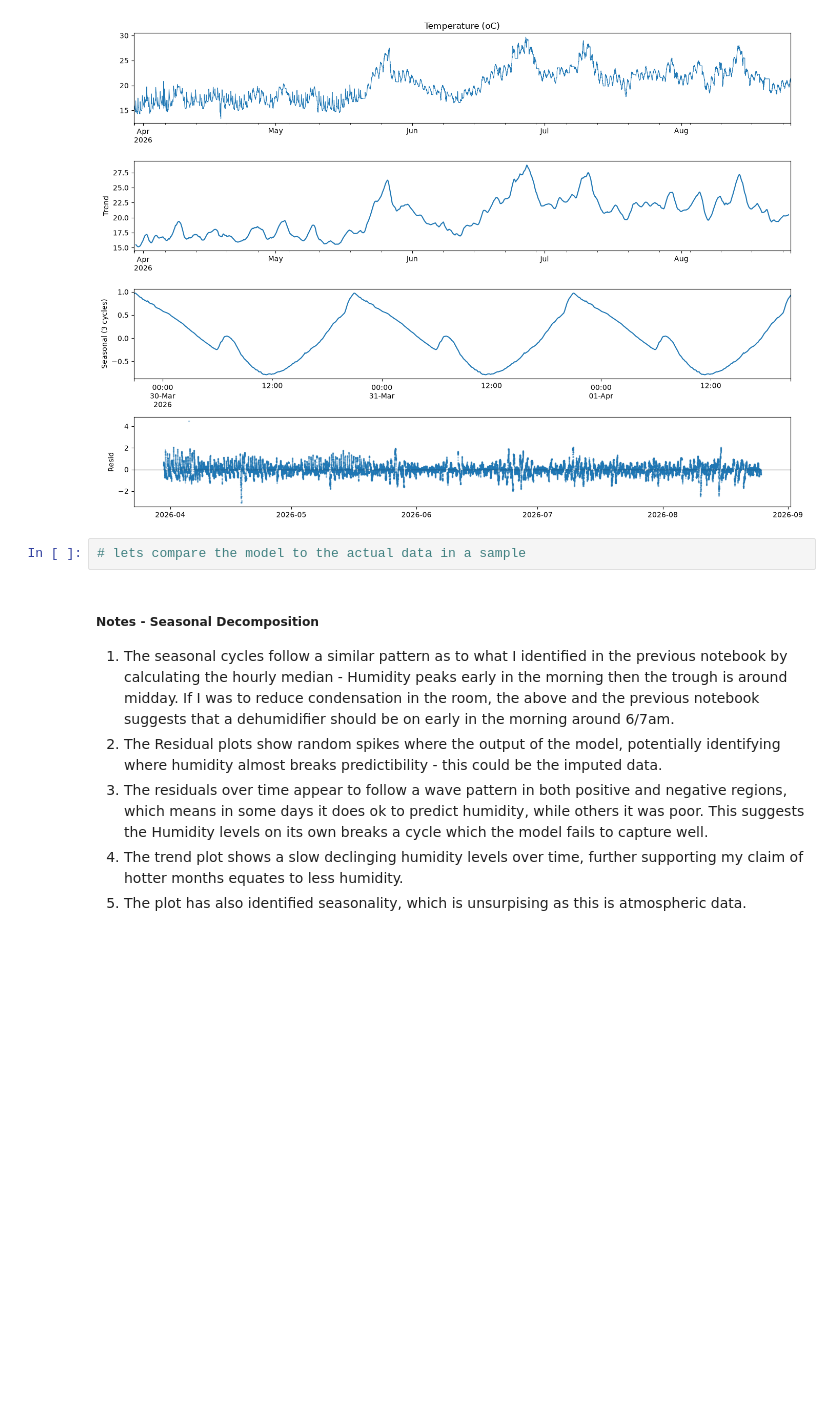
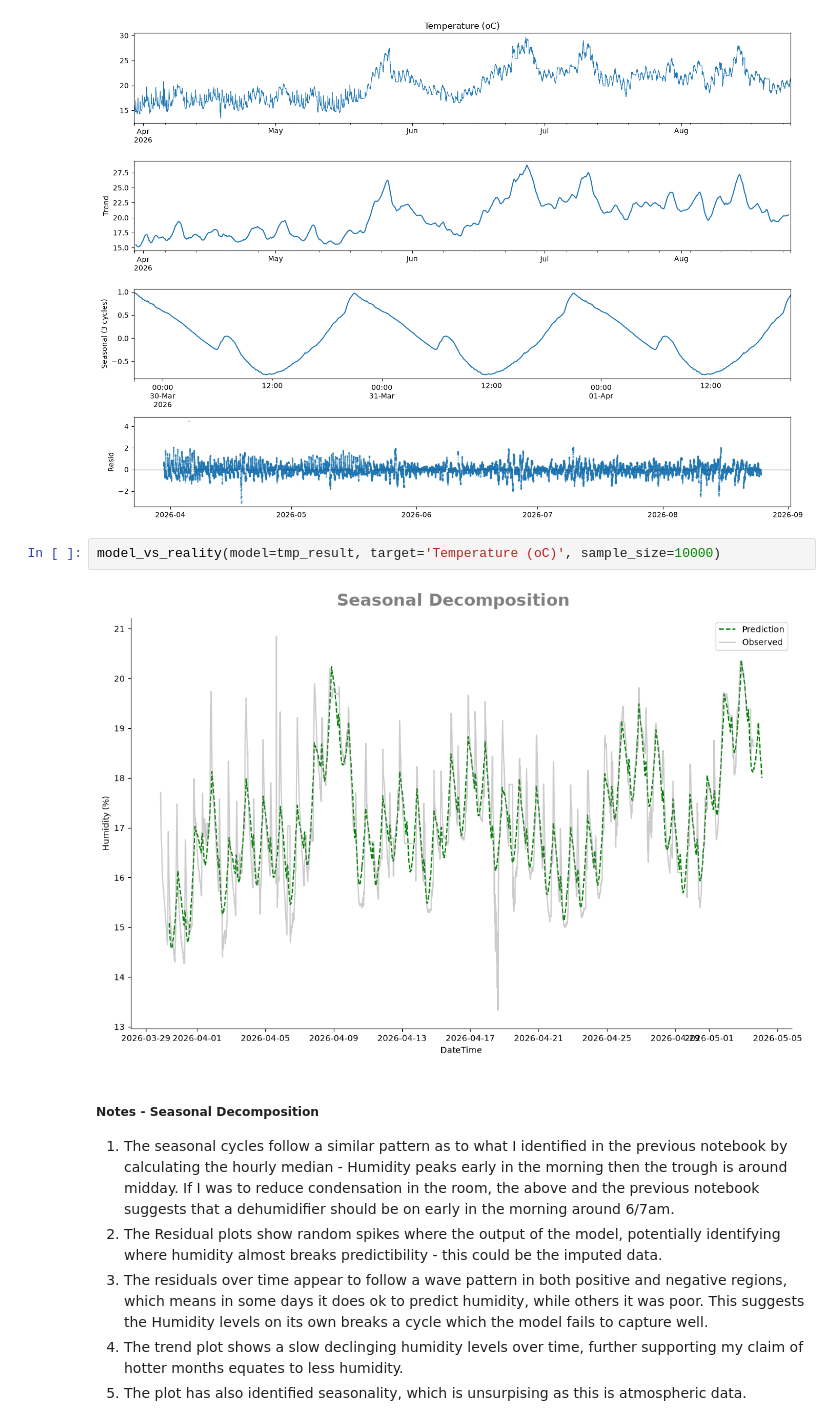
Before and after one commit to Cmay487/bedroom-humidity-forecasting, a Jupyter notebook: forecasting.ipynb, the cells around one changed output. Saved outputs shown, nothing was run; the diff lists cells and outputs as text; blank space fills up the shorter version.

```diff
--- a/forecasting.ipynb
+++ b/forecasting.ipynb
@@ -213,7 +175,9 @@ tmp_result = season_decomp(df=train_df[feature],resample_size="5min")
 Temperature (oC) R2: 0.98
 [figure]
 # %%
-# lets compare the model to the actual data in a sample
+model_vs_reality(model=tmp_result, target='Temperature (oC)', sample_size=10000)
+# %% [output]
+[figure, added]
 # %% [markdown]
 ##### Notes - Seasonal Decomposition
 
```
Also changed, not shown: parts of 5 cells of this notebook, 1 other file.
